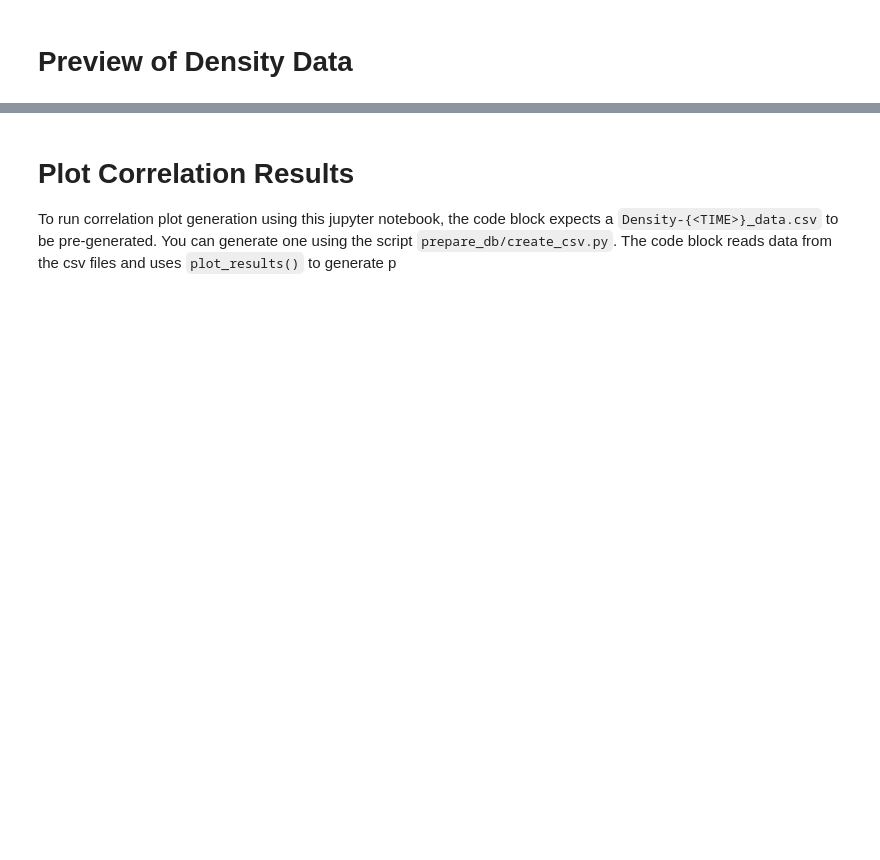
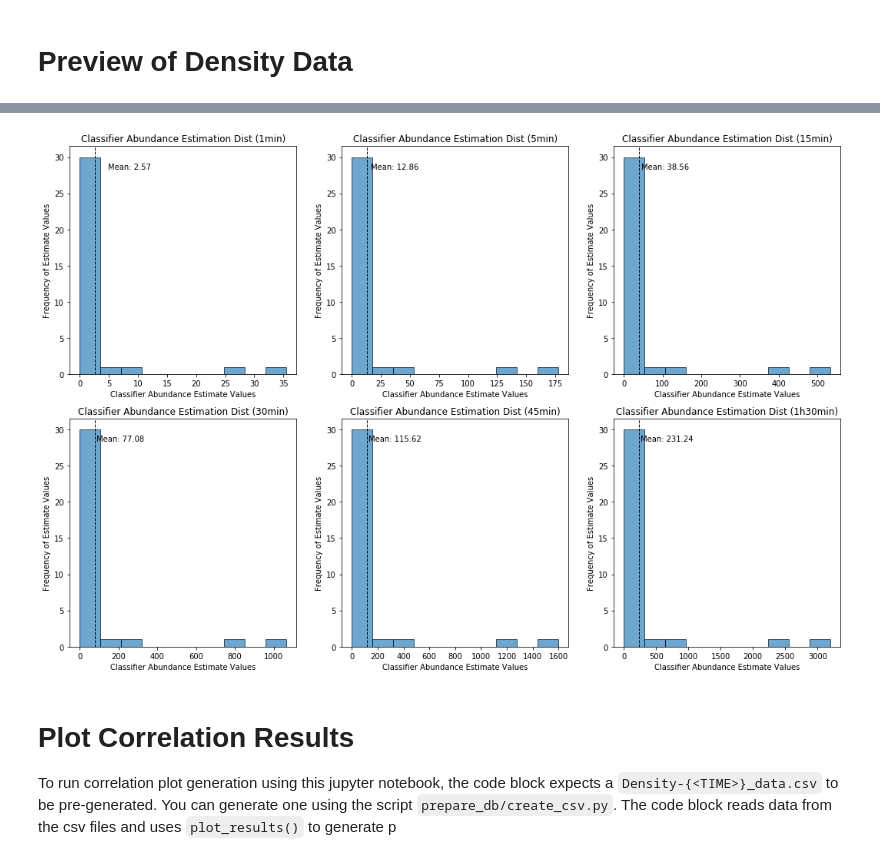
Before and after one commit to hab-spc/hab-rnd, a Jupyter notebook: validate_exp/validate_time_dst.ipynb, the cells around one changed output, grey strips where cells are left out. Saved outputs shown, nothing was run; the diff lists cells and outputs as text; code cells hidden in the pictures; blank space fills up the shorter version.

```diff
--- a/validate_exp/validate_time_dst.ipynb
+++ b/validate_exp/validate_time_dst.ipynb
@@ -125,3 +58,30 @@ y = 256.60 + -1.26x
+# %%
+time_dist = ['1min', '5min', '15min', '30min', '45min', '1h30min']
+n_rows, n_cols = 2, 3
+plt_width, plt_height = 5, 5
+f, ax = plt.subplots(n_rows, n_cols,
+                     figsize=(n_cols * plt_width, n_rows * plt_height))
+for idx, t in enumerate(time_dist):
+    # Plot layout specifications
+    ylabel = 'Frequency of Estimate Values'
+    xlabel = 'Classifier Abundance Estimate Values'
+    title = f'Classifier Abundance Estimation Dist ({t})'
+
+    x = df[f'clsfier_proro_avg_{t}']
+    plt_idx = (idx // n_cols, idx%n_cols) if n_rows > 1 else idx
+    ax[plt_idx].hist(x, edgecolor='k', alpha=0.65)
+    ax[plt_idx].axvline(x.mean(), color='k', linestyle='dashed', linewidth=1)
+
+    _, max_ = ax[plt_idx].get_ylim()
+    ax[plt_idx].text(x.mean() + 2 + x.mean()/10, max_ - max_/10, 'Mean: {:.2f}'.format(x.mean()))
+
+    ax[plt_idx].set_xlabel(xlabel)
+    ax[plt_idx].set_ylabel(ylabel)
+    ax[plt_idx].set_title(title)
+plt.tight_layout()
+plt.show()
+# %% [output]
+[figure, added]
 # %% [markdown]
 # Plot Correlation Results
 
```
Also changed, not shown: parts of 9 cells of this notebook, 2 other files.
